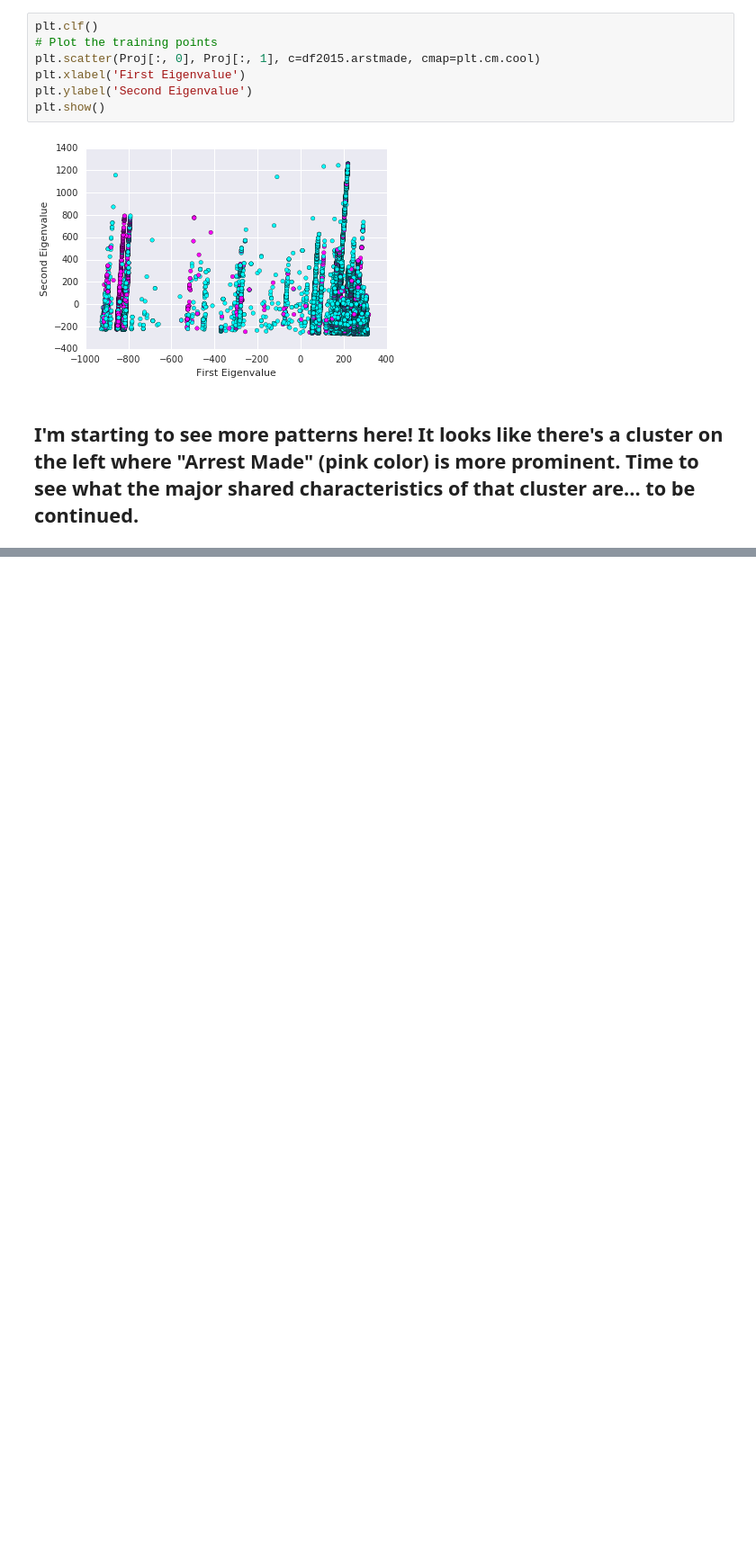
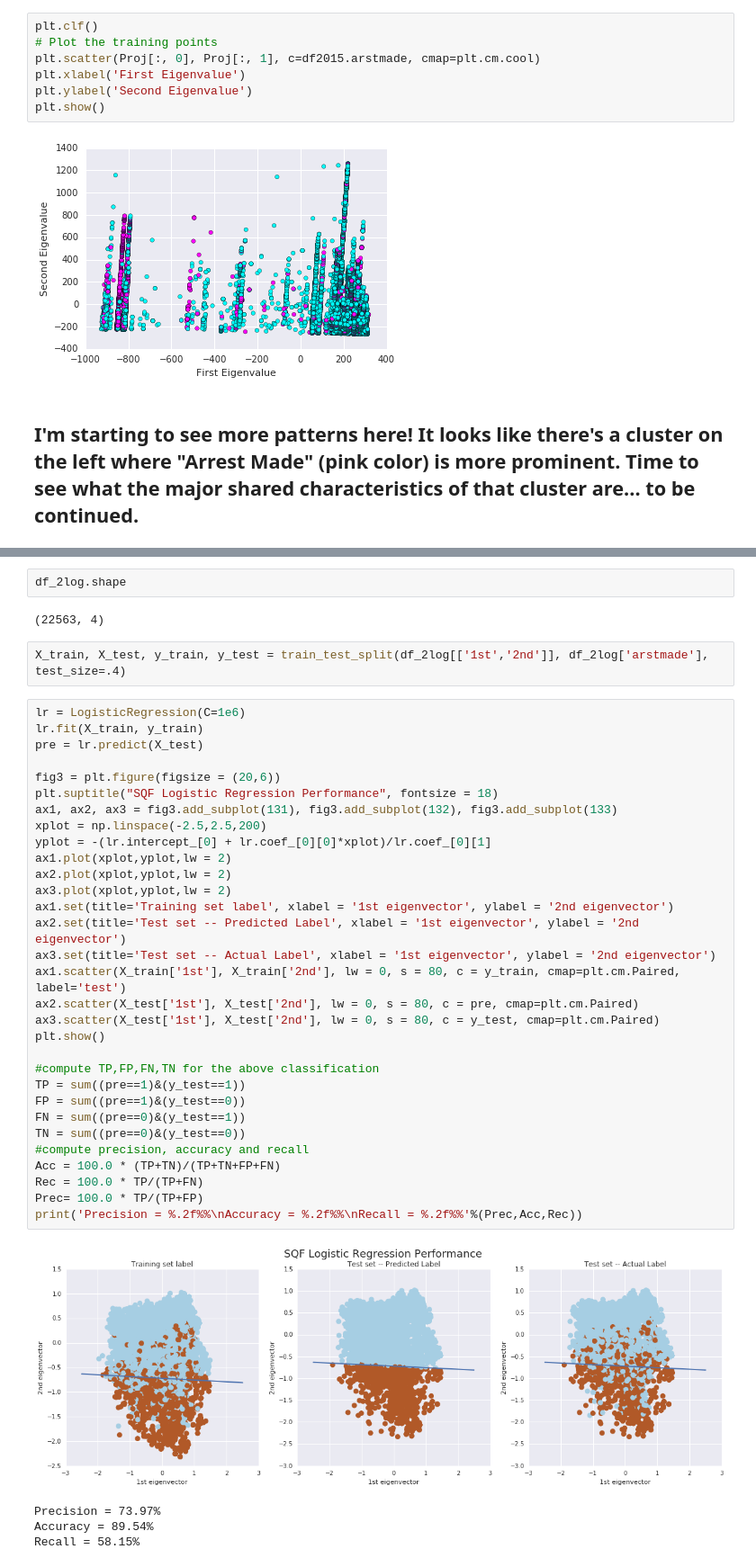
Before and after one commit to michellemho/ads_proj, a Jupyter notebook: fun_with_PCA.ipynb, the cells around one changed output, grey strips where cells are left out. Shown at 90% size. Cells and saved outputs as stored; diff of their text form; blank space fills up the shorter version.

```diff
--- a/fun_with_PCA.ipynb
+++ b/fun_with_PCA.ipynb
@@ -155,0 +259,42 @@ plt.show()
+# %%
+df_2log.shape
+# %% [output]
+(22563, 4)
+# %%
+X_train, X_test, y_train, y_test = train_test_split(df_2log[['1st','2nd']], df_2log['arstmade'], test_size=.4)
+# %%
+lr = LogisticRegression(C=1e6)
+lr.fit(X_train, y_train)
+pre = lr.predict(X_test)
+
+fig3 = plt.figure(figsize = (20,6))
+plt.suptitle("SQF Logistic Regression Performance", fontsize = 18)
+ax1, ax2, ax3 = fig3.add_subplot(131), fig3.add_subplot(132), fig3.add_subplot(133)
+xplot = np.linspace(-2.5,2.5,200)
+yplot = -(lr.intercept_[0] + lr.coef_[0][0]*xplot)/lr.coef_[0][1]
+ax1.plot(xplot,yplot,lw = 2)
+ax2.plot(xplot,yplot,lw = 2)
+ax3.plot(xplot,yplot,lw = 2)
+ax1.set(title='Training set label', xlabel = '1st eigenvector', ylabel = '2nd eigenvector')
+ax2.set(title='Test set -- Predicted Label', xlabel = '1st eigenvector', ylabel = '2nd eigenvector')
+ax3.set(title='Test set -- Actual Label', xlabel = '1st eigenvector', ylabel = '2nd eigenvector')
+ax1.scatter(X_train['1st'], X_train['2nd'], lw = 0, s = 80, c = y_train, cmap=plt.cm.Paired, label='test')
+ax2.scatter(X_test['1st'], X_test['2nd'], lw = 0, s = 80, c = pre, cmap=plt.cm.Paired)
+ax3.scatter(X_test['1st'], X_test['2nd'], lw = 0, s = 80, c = y_test, cmap=plt.cm.Paired)
+plt.show()
+
+#compute TP,FP,FN,TN for the above classification
+TP = sum((pre==1)&(y_test==1))
+FP = sum((pre==1)&(y_test==0))
+FN = sum((pre==0)&(y_test==1))
+TN = sum((pre==0)&(y_test==0))
+#compute precision, accuracy and recall
+Acc = 100.0 * (TP+TN)/(TP+TN+FP+FN)
+Rec = 100.0 * TP/(TP+FN)
+Prec= 100.0 * TP/(TP+FP)
+print('Precision = %.2f%%\nAccuracy = %.2f%%\nRecall = %.2f%%'%(Prec,Acc,Rec))
+# %% [output]
+[figure, added]
+Precision = 73.97%
+Accuracy = 89.54%
+Recall = 58.15%
```
Also changed, not shown: parts of 22 cells of this notebook.
